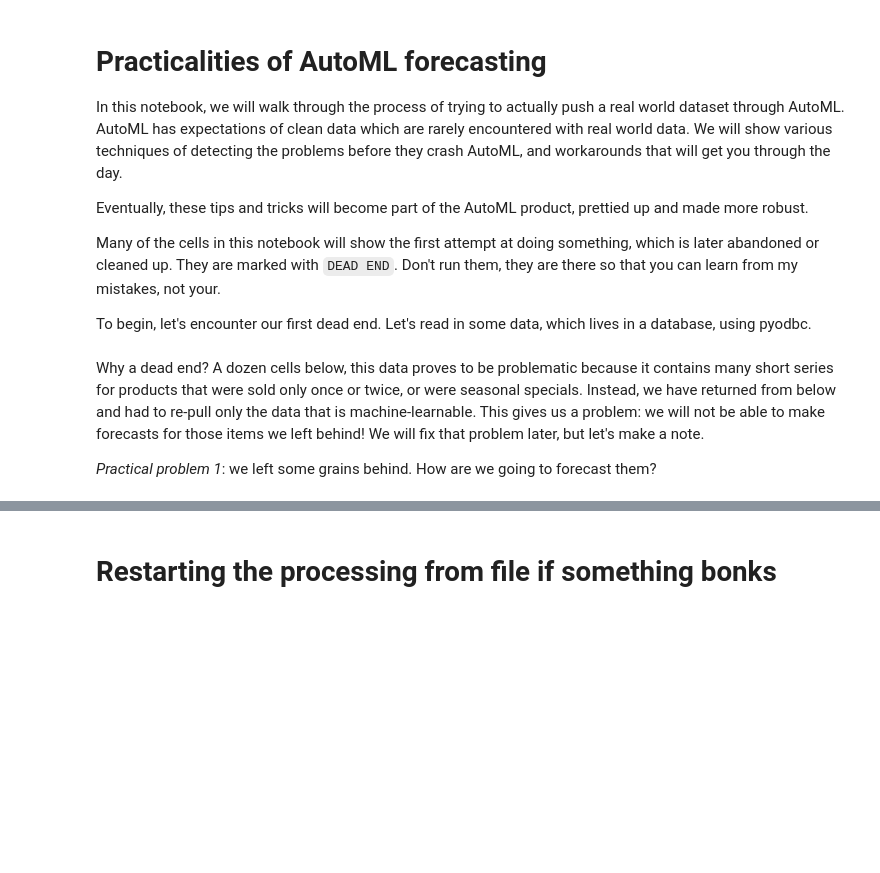
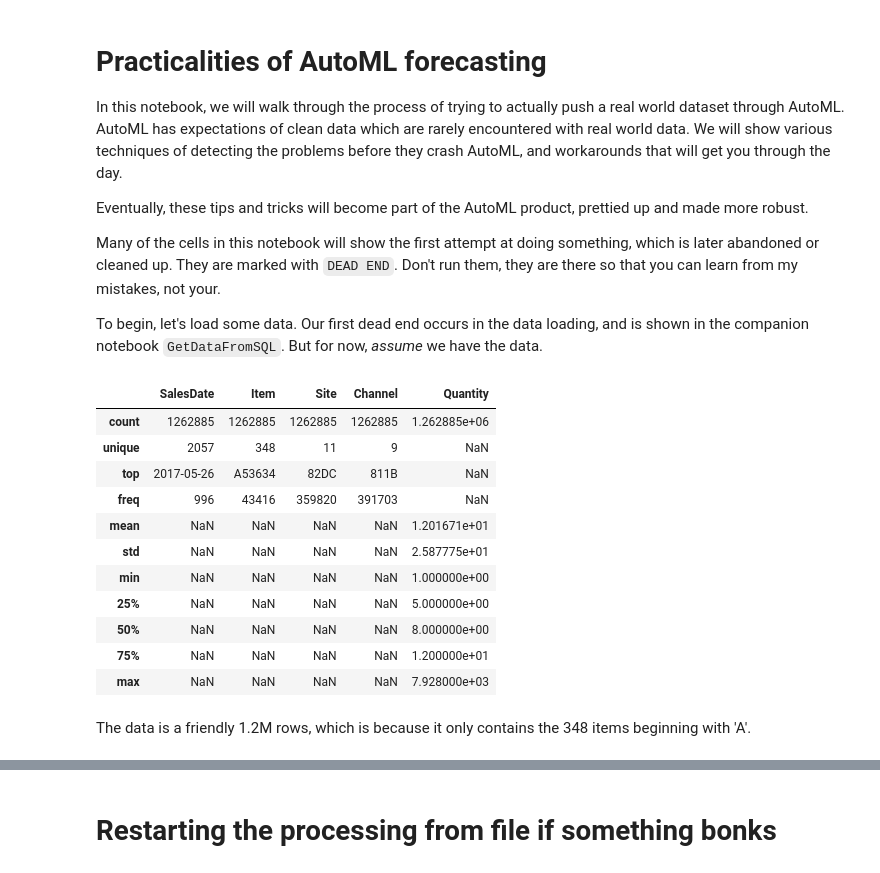
Before and after one commit to singliar/MLADS2019, a Jupyter notebook: GroceryForecast.ipynb, the cells around one changed output, grey strips where cells are left out. Saved outputs shown, nothing was run; the diff lists cells and outputs as text; code cells hidden in the pictures; blank space fills up the shorter version.

Commit message:
removed data pull from main notebook

```diff
--- a/GroceryForecast.ipynb
+++ b/GroceryForecast.ipynb
@@ -7,4 +7,4 @@ Eventually, these tips and tricks will become part of the AutoML product, pretti
 
 Many of the cells in this notebook will show the first attempt at doing something, which is later abandoned or cleaned up. They are marked with `DEAD END`. Don't run them, they are there so that you can learn from my mistakes, not your.
 
-To begin, let's encounter our first dead end. Let's read in some data, which lives in a database, using pyodbc.
+To begin, let's load some data. Our first dead end occurs in the data loading, and is shown in the companion notebook `GetDataFromSQL`. But for now, _assume_ we have the data.
@@ -33,4 +10,0 @@ query = "select g.* from grocery_sales"
-# %% [markdown]
-Why a dead end? A dozen cells below, this data proves to be problematic because it contains many short series for products that were sold only once or twice, or were seasonal specials. Instead, we have returned from below and had to re-pull only the data that is machine-learnable. This gives us a problem: we will not be able to make forecasts for those items we left behind! We will fix that problem later, but let's make a note.
-
-*Practical problem 1*: we left some grains behind. How are we going to forecast them?
@@ -71,0 +11,20 @@ SQLdata.head()
+# %%
+import pandas
+
+SQLdata = pandas.read_csv('data/tutorial_data.csv.bz2')
+SQLdata.describe(include = 'all')
+# %% [output]
+|  | SalesDate | Item | Site | Channel | Quantity |
+| count | 1262885 | 1262885 | 1262885 | 1262885 | 1.262885e+06 |
+| unique | 2057 | 348 | 11 | 9 | NaN |
+| top | 2017-05-26 | A53634 | 82DC | 811B | NaN |
+| freq | 996 | 43416 | 359820 | 391703 | NaN |
+| mean | NaN | NaN | NaN | NaN | 1.201671e+01 |
+| std | NaN | NaN | NaN | NaN | 2.587775e+01 |
+| min | NaN | NaN | NaN | NaN | 1.000000e+00 |
+| 25% | NaN | NaN | NaN | NaN | 5.000000e+00 |
+| 50% | NaN | NaN | NaN | NaN | 8.000000e+00 |
+| 75% | NaN | NaN | NaN | NaN | 1.200000e+01 |
+| max | NaN | NaN | NaN | NaN | 7.928000e+03 |
+# %% [markdown]
+The data is a friendly 1.2M rows, which is because it only contains the 348 items beginning with 'A'.
```
Also changed, not shown: parts of 14 cells of this notebook, 1 other file.
